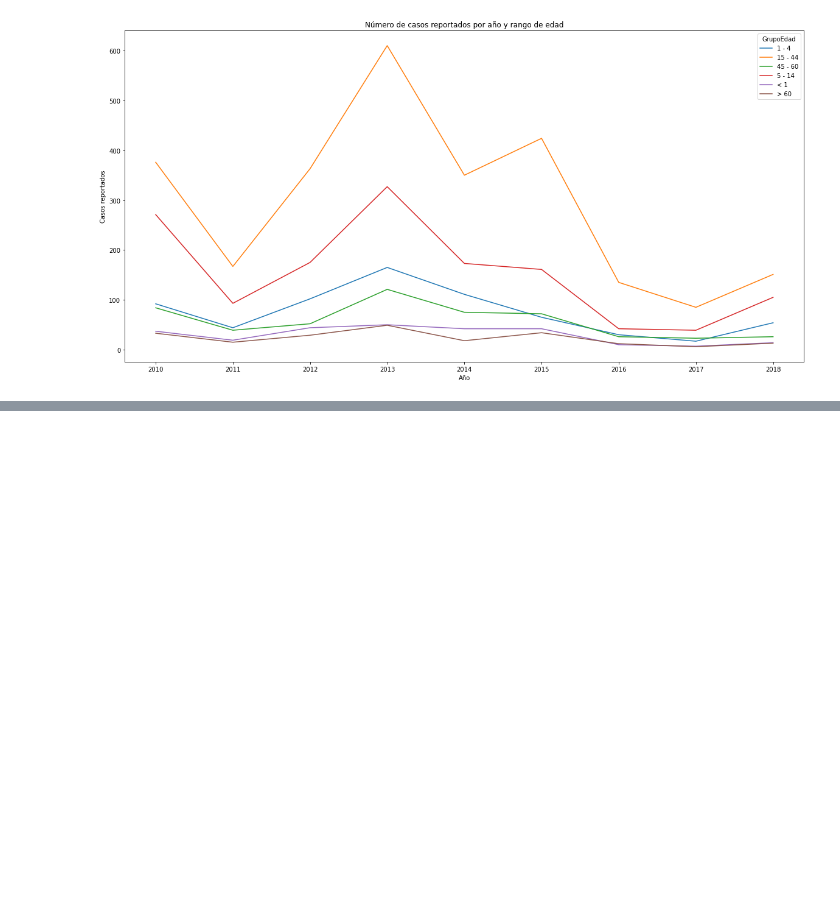
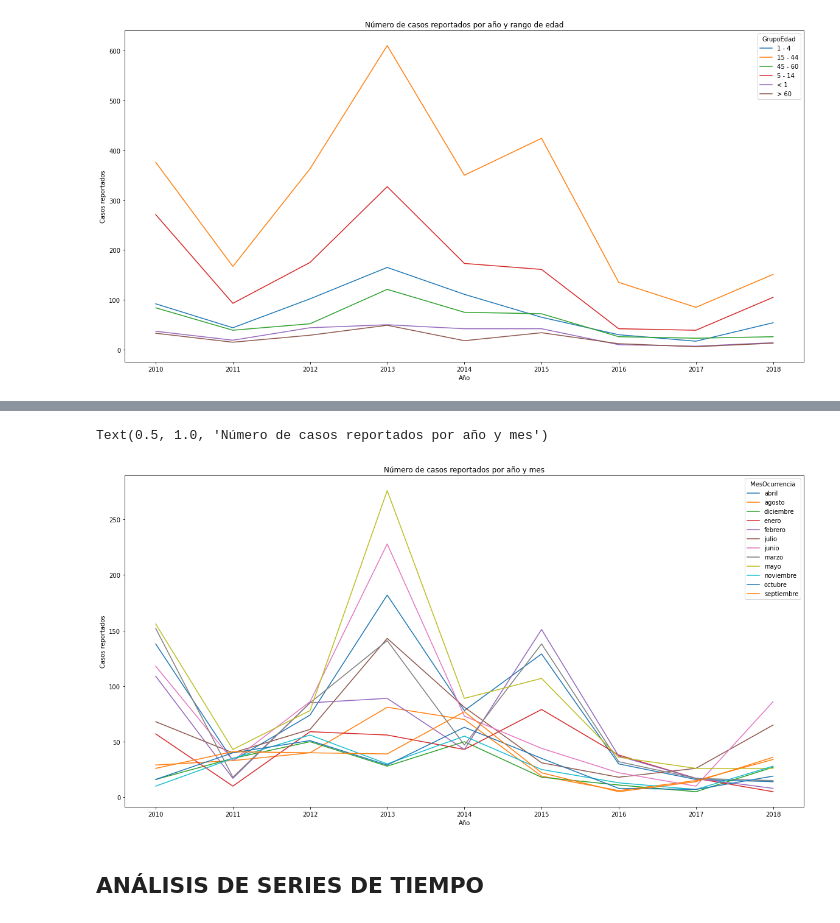
Before and after one commit to JuanImbachi/PDG, a Jupyter notebook: data_analytics/Exploración datos Yopal.ipynb, the cells around one changed output, grey strips where cells are left out. Saved outputs shown, nothing was run; the diff lists cells and outputs as text; code cells hidden in the pictures; blank space fills up the shorter version.

```diff
--- a/data_analytics/Exploración datos Yopal.ipynb
+++ b/data_analytics/Exploración datos Yopal.ipynb
@@ -135,0 +147,10 @@ Text(0.5, 1.0, 'Número de casos reportados por año y rango de edad')
+# %%
+months = yopal.groupby(["Ano", 'MesOcurrencia']).size().unstack(level=1).plot(kind='line', figsize=(20,10))
+months.set_xlabel('Año')
+months.set_ylabel('Casos reportados')
+months.set_title('Número de casos reportados por año y mes')
+# %% [output]
+Text(0.5, 1.0, 'Número de casos reportados por año y mes')
+[figure, added]
+# %% [markdown]
+## ANÁLISIS DE SERIES DE TIEMPO
```
Also changed, not shown: parts of 14 cells of this notebook, 1 other file.
